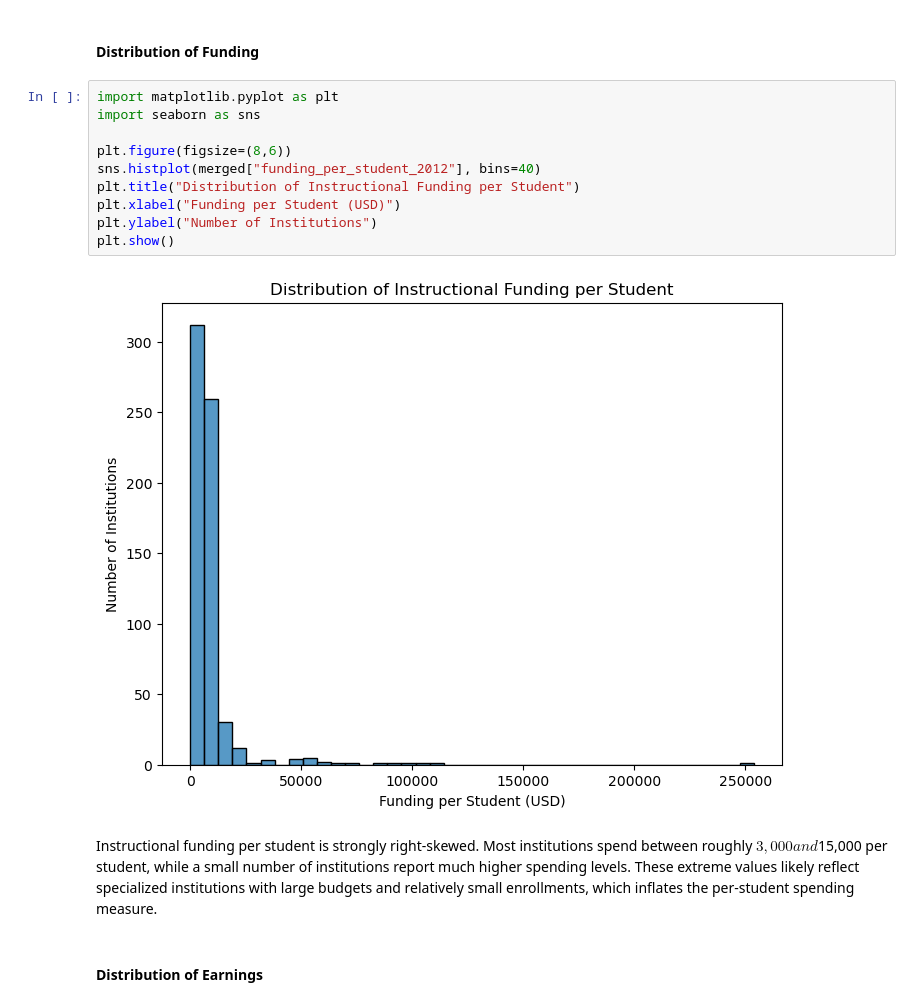
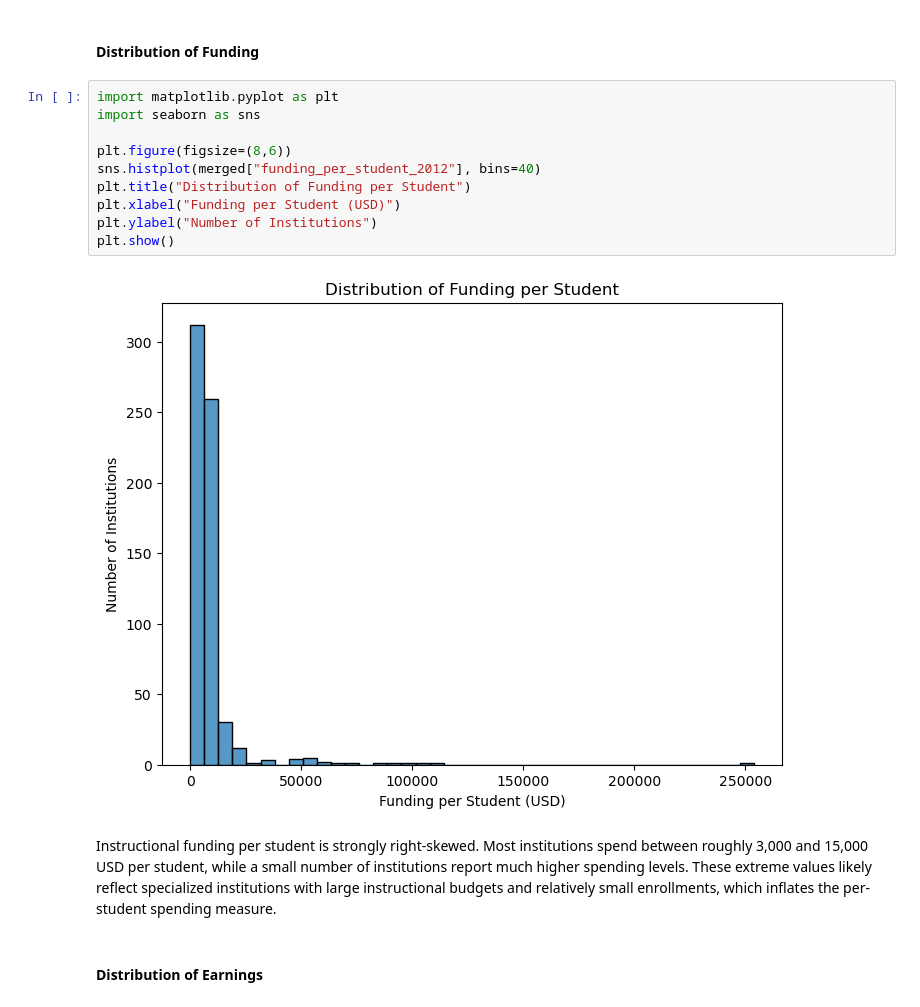
Before and after one commit to COGS108/Group108_WI26, a Jupyter notebook: 02-EDACheckpoint.ipynb, the cells around one changed output. Saved outputs shown, nothing was run; the diff lists cells and outputs as text.

```diff
--- a/02-EDACheckpoint.ipynb
+++ b/02-EDACheckpoint.ipynb
@@ -370,17 +385,17 @@ The merged dataset contains 636 institutions with complete institutional funding
 # %%
 import matplotlib.pyplot as plt
 import seaborn as sns
 
 plt.figure(figsize=(8,6))
 sns.histplot(merged["funding_per_student_2012"], bins=40)
-plt.title("Distribution of Instructional Funding per Student")
+plt.title("Distribution of Funding per Student")
 plt.xlabel("Funding per Student (USD)")
 plt.ylabel("Number of Institutions")
 plt.show()
 # %% [output]
-[figure, old version]
+[figure, new version]
 # %% [markdown]
-Instructional funding per student is strongly right-skewed. Most institutions spend between roughly $3,000 and $15,000 per student, while a small number of institutions report much higher spending levels. These extreme values likely reflect specialized institutions with large budgets and relatively small enrollments, which inflates the per-student spending measure.
+Instructional funding per student is strongly right-skewed. Most institutions spend between roughly 3,000 and 15,000 USD per student, while a small number of institutions report much higher spending levels. These extreme values likely reflect specialized institutions with large instructional budgets and relatively small enrollments, which inflates the per-student spending measure.
 # %% [markdown]
 #### Distribution of Earnings
 # %%
```
Also changed, not shown: parts of 3 cells of this notebook.
